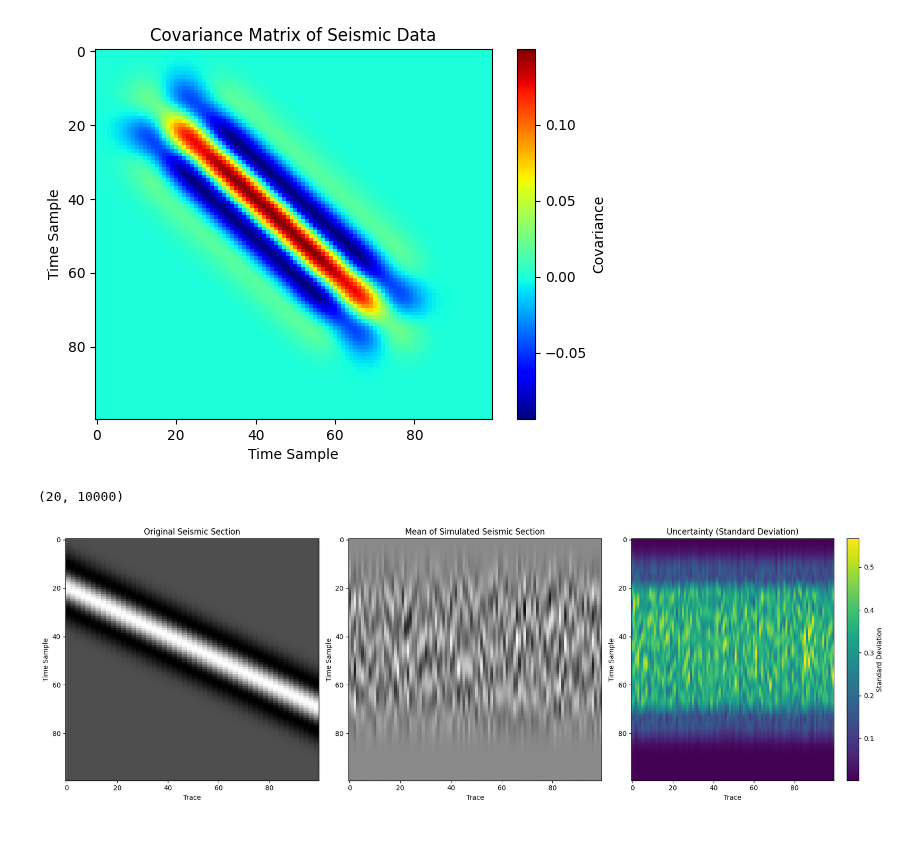
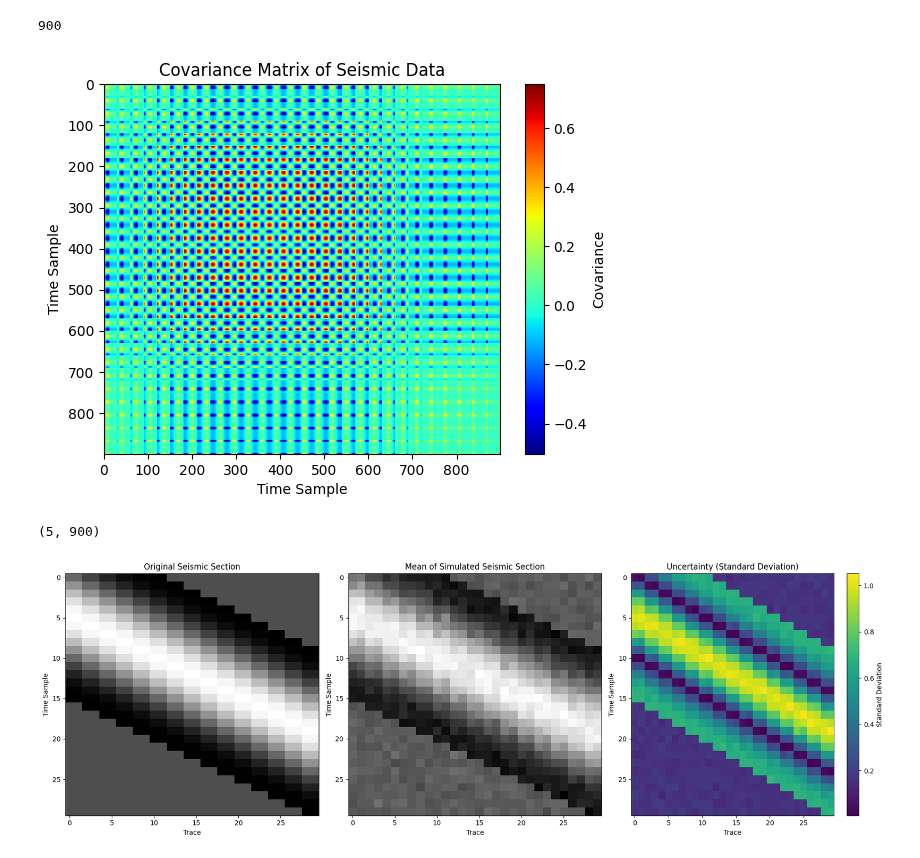
Before and after one commit to csc7/Probabilistic_Programming, a Jupyter notebook: Example_01.ipynb, the cells around one changed output. Drawn from its saved outputs; the diff is of its cells as text; code cells hidden in the pictures.

Commit message:
Delete duplicated covariance function and change covariance to 2D

```diff
--- a/Example_01.ipynb
+++ b/Example_01.ipynb
@@ -9,18 +9,18 @@ from scipy.linalg import cholesky
 # Seismic event/horizon
 
 # Parameters for the synthetic seismic data
-n_rows, n_cols = 100, 100  # Number of rows (time/depth) and columns (trace locations)
+n_rows, n_cols = 30, 30  # Number of rows (time/depth) and columns (trace locations)
 dip = 0.5  # Dip of the event in sample points per trace
 amplitude = 1  # Amplitude of the event
 dt = 0.002
 t = np.arange(n_rows) * dt
-wav, wavt, wavc = pylops.utils.wavelets.ricker(t[:41], f0=20)  # Ricker wavelet to simulate seismic wavelet
+wav, wavt, wavc = pylops.utils.wavelets.ricker(t[:11], f0=20)  # Ricker wavelet to simulate seismic wavelet
 
 # Synthetic data
 seismic_data = np.zeros((n_rows, n_cols))
 
 # Dipping event
-event_center = 20
+event_center = 5
 for col in range(n_cols):
     shift = int(dip * col)  # Linear shift due to dipping
     seismic_data[event_center + shift, col] = amplitude
@@ -88,10 +88,10 @@ covariance_matrix.shape
 # %%
 # Sequential Gaussian simulation function using the covariance matrix
 def sequential_gaussian_simulation(covariance_matrix, n_realizations=10, regularization=1e-5):
-    n_rows = covariance_matrix.shape[0]
+    n_rows_cov = covariance_matrix.shape[0]
 
     # Add a small value (nugget effect) to the diagonal to ensure positive definiteness
-    covariance_matrix += np.eye(n_rows) * regularization
+    covariance_matrix += np.eye(n_rows_cov) * regularization
 
     # Perform Cholesky decomposition of the regularized covariance matrix
     L = cholesky(covariance_matrix, lower=True)
@@ -99,12 +99,12 @@ def sequential_gaussian_simulation(covariance_matrix, n_realizations=10, regular
     # Generate multiple realizations
     realizations = []
     for _ in range(n_realizations):
-        z = np.random.normal(0, 1, n_rows)
+        z = np.random.normal(0, 1, n_rows_cov)
         realization = np.dot(L, z)
         realizations.append(realization)
     print(np.shape(realizations))
     realizations = np.array(realizations)
-    return np.array(realizations.reshape(n_realizations, 100,100))
+    return np.array(realizations.reshape(n_realizations, n_rows, n_cols))
 
 # Use the same covariance matrix from previous step
 covariance_matrix = compute_covariance_2D(seismic_data)
@@ -155,23 +154,8 @@ WARNING: No artists with labels found to put in legend.  Note that artists whose
 def gaussian_covariance(h, range_param, sill):
     return sill * np.exp(-0.5 * (h / range_param) ** 2)
 
-def compute_covariance(data):
-    n_rows, n_cols = data.shape
-    mean_val = np.mean(data)
-    data_centered = data - mean_val
-    covariance_matrix = np.zeros((n_rows, n_rows))
-    # Compute covariance function for each time sample
-    for i in range(n_rows):
-        for j in range(n_rows):
-            covariance_matrix[i, j] = np.mean(data_centered[i, :] * data_centered[j, :])
-
-            #h = np.linalg.norm((i*i+j*j)**(1/2))
-            #covariance_matrix[i, j] = gaussian_covariance(h, 50, 1)
-
-    return covariance_matrix
-
 # Covariance function from seismic data
-covariance_matrix = compute_covariance(seismic_data)
+covariance_matrix = compute_covariance_2D(seismic_data)
 
 # Plot, covariance matrix
 plt.imshow(covariance_matrix, cmap='jet', aspect='auto')
@@ -188,44 +172,45 @@ covariance_matrix_full = np.kron(np.eye(n_cols), covariance_matrix)
 
 # Simulation of the entire seismic section using sequential Gaussian simulation
 
-n_realizations = 20
-realizations = sequential_gaussian_simulation(covariance_matrix_full, n_realizations=n_realizations, regularization=1e-5)
+n_realizations = 5
+realizations = sequential_gaussian_simulation(covariance_matrix, n_realizations=n_realizations, regularization=0.001)
 
 if realizations is not None:
     # Reshape realizations to original grid (n_realizations x n_rows x n_cols)
     realizations = realizations.reshape((n_realizations, n_rows, n_cols))
 
     # Mean and standard deviation of the realizations (for uncertainty quantification)
-    mean_realization = np.mean(realizations, axis=0).T
-    std_realization = np.std(realizations, axis=0).T
+    mean_realization = np.mean(realizations, axis=0)
+    std_realization = np.std(realizations, axis=0)
 
     # Plots
     fig, axes = plt.subplots(1, 3, figsize=(18, 6))
 
     # Original seismic section
     axes[0].imshow(seismic_data, aspect='auto', cmap='gray')
     axes[0].set_title('Original Seismic Section')
     axes[0].set_xlabel('Trace')
     axes[0].set_ylabel('Time Sample')
 
     # Mean of the simulated realizations
     axes[1].imshow(mean_realization, aspect='auto', cmap='gray')
     axes[1].set_title('Mean of Simulated Seismic Section')
     axes[1].set_xlabel('Trace')
     axes[1].set_ylabel('Time Sample')
 
     # Standard deviation (uncertainty) of the simulated realizations
     im = axes[2].imshow(std_realization, aspect='auto', cmap='viridis')
     axes[2].set_title('Uncertainty (Standard Deviation)')
     axes[2].set_xlabel('Trace')
     axes[2].set_ylabel('Time Sample')
     fig.colorbar(im, ax=axes[2], label='Standard Deviation')
 
     plt.tight_layout()
     plt.show()
 else:
     print("Realizations could not be generated due to a failed Cholesky decomposition.")
 # %% [output]
+900
-[figure, old version]
+[figure, new version]
-(20, 10000)
+(5, 900)
-[figure, old version]
+[figure, new version]
```
Also changed, not shown: parts of 7 cells of this notebook.
